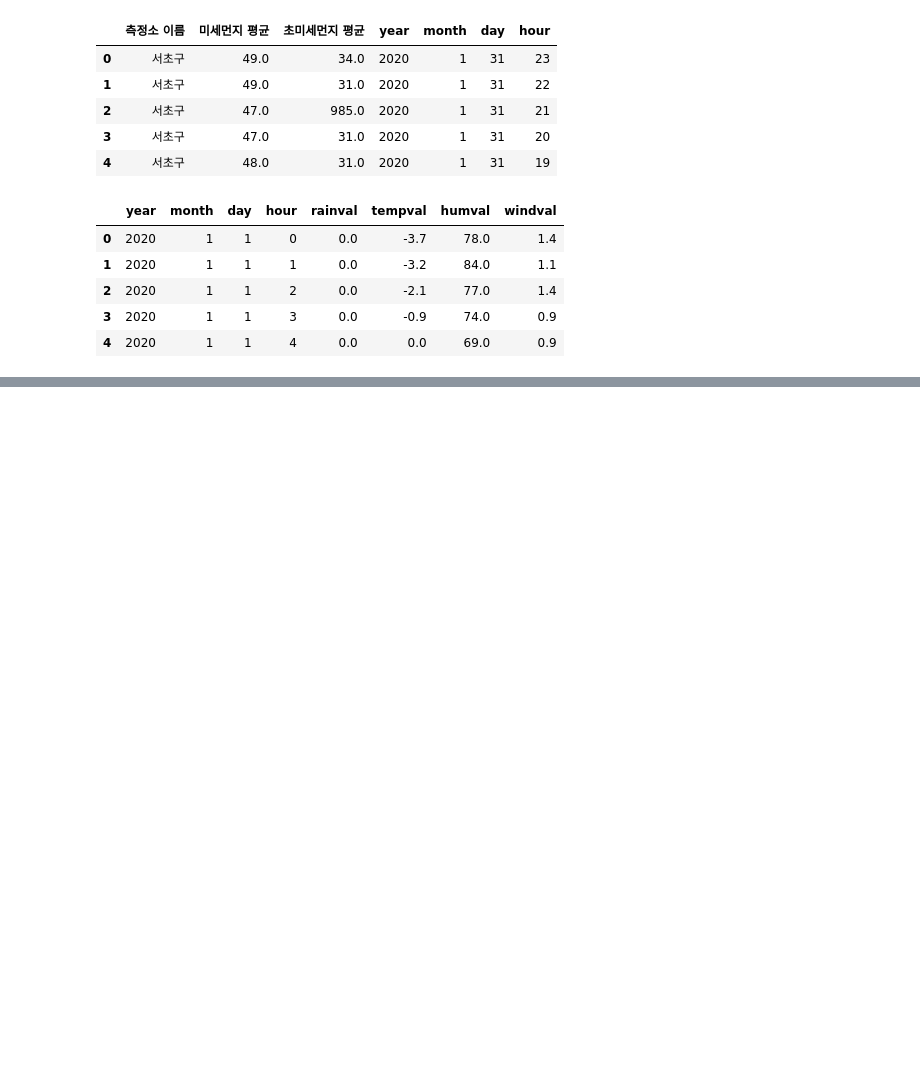
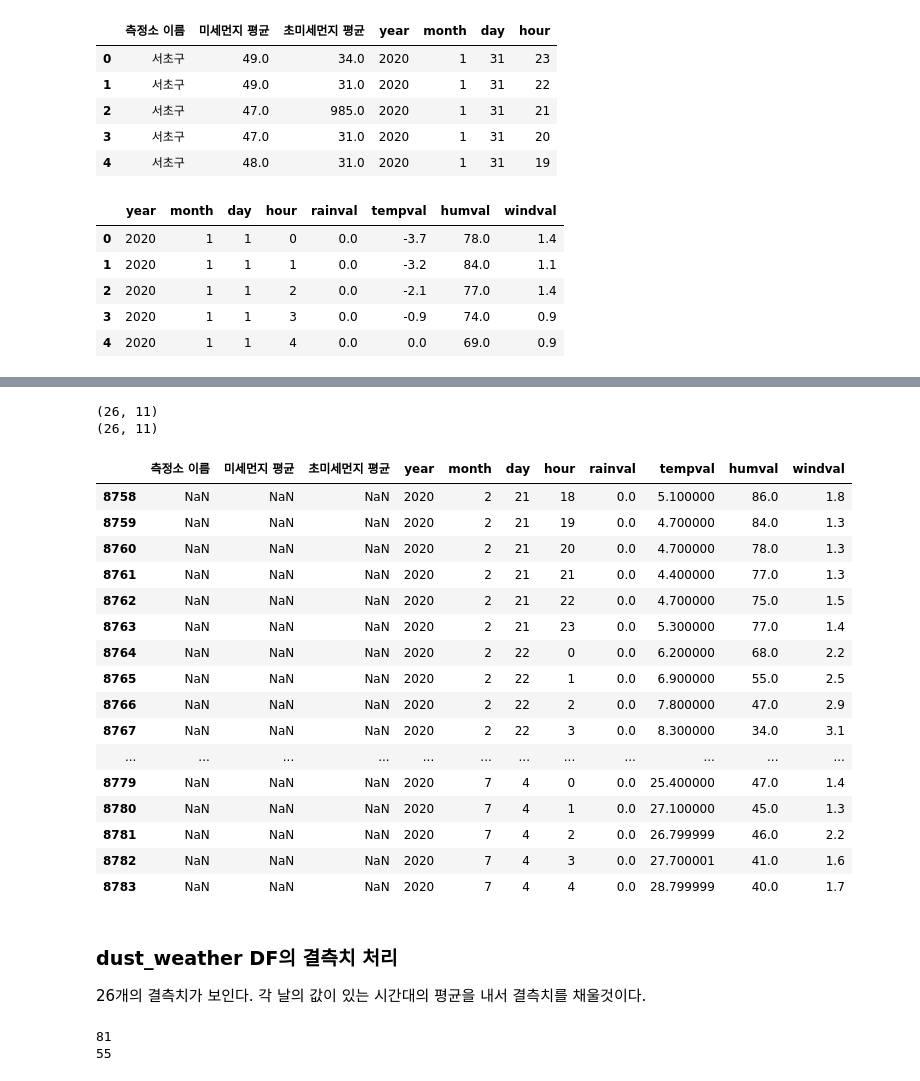
Before and after one commit to oliviachchoi/SDproject-bike-, a Jupyter notebook: 따릉이_데이터_서초구.ipynb, the cells around one changed output, grey strips where cells are left out. Cells and saved outputs as stored; diff of their text form; code cells hidden in the pictures; blank space fills up the shorter version.

```diff
--- a/따릉이_데이터_서초구.ipynb
+++ b/따릉이_데이터_서초구.ipynb
@@ -858,0 +719,2 @@ sns.boxplot(all_df[all_df.month==7]['미세먼지 평균'])
+# %%
+dust_weather= pd.merge(dust_final, weather, how='outer', on=['year','month','day','hour'])
@@ -858,0 +746,32 @@ sns.boxplot(all_df[all_df.month==7]['미세먼지 평균'])
+# %%
+print(dust_weather[dust_weather['미세먼지 평균'].isna()].shape)
+print(dust_weather[dust_weather['초미세먼지 평균'].isna()].shape)
+#26 rows of missing val
+# %% [output]
+(26, 11)
+(26, 11)
+# %%
+dust_weather[dust_weather['미세먼지 평균'].isna()]
+# %% [output]
+|  | 측정소 이름 | 미세먼지 평균 | 초미세먼지 평균 | year | month | day | hour | rainval | tempval | humval | windval |
+| 8758 | NaN | NaN | NaN | 2020 | 2 | 21 | 18 | 0.0 | 5.100000 | 86.0 | 1.8 |
+| 8759 | NaN | NaN | NaN | 2020 | 2 | 21 | 19 | 0.0 | 4.700000 | 84.0 | 1.3 |
+| 8760 | NaN | NaN | NaN | 2020 | 2 | 21 | 20 | 0.0 | 4.700000 | 78.0 | 1.3 |
+| 8761 | NaN | NaN | NaN | 2020 | 2 | 21 | 21 | 0.0 | 4.400000 | 77.0 | 1.3 |
+| 8762 | NaN | NaN | NaN | 2020 | 2 | 21 | 22 | 0.0 | 4.700000 | 75.0 | 1.5 |
+| 8763 | NaN | NaN | NaN | 2020 | 2 | 21 | 23 | 0.0 | 5.300000 | 77.0 | 1.4 |
+| 8764 | NaN | NaN | NaN | 2020 | 2 | 22 | 0 | 0.0 | 6.200000 | 68.0 | 2.2 |
+| 8765 | NaN | NaN | NaN | 2020 | 2 | 22 | 1 | 0.0 | 6.900000 | 55.0 | 2.5 |
+| 8766 | NaN | NaN | NaN | 2020 | 2 | 22 | 2 | 0.0 | 7.800000 | 47.0 | 2.9 |
+| 8767 | NaN | NaN | NaN | 2020 | 2 | 22 | 3 | 0.0 | 8.300000 | 34.0 | 3.1 |
+| ... | ... | ... | ... | ... | ... | ... | ... | ... | ... | ... | ... |
+| 8779 | NaN | NaN | NaN | 2020 | 7 | 4 | 0 | 0.0 | 25.400000 | 47.0 | 1.4 |
+| 8780 | NaN | NaN | NaN | 2020 | 7 | 4 | 1 | 0.0 | 27.100000 | 45.0 | 1.3 |
+| 8781 | NaN | NaN | NaN | 2020 | 7 | 4 | 2 | 0.0 | 26.799999 | 46.0 | 2.2 |
+| 8782 | NaN | NaN | NaN | 2020 | 7 | 4 | 3 | 0.0 | 27.700001 | 41.0 | 1.6 |
+| 8783 | NaN | NaN | NaN | 2020 | 7 | 4 | 4 | 0.0 | 28.799999 | 40.0 | 1.7 |
+# %% [markdown]
+### dust_weather DF의 결측치 처리
+
+26개의 결측치가 보인다. 각 날의 값이 있는 시간대의 평균을 내서
+결측치를 채울것이다.
@@ -858,0 +781,7 @@ sns.boxplot(all_df[all_df.month==7]['미세먼지 평균'])
+# %%
+#2월 21데이터의 na값이 아닌 것들의 미세먼지/ 초미세먼지 평균을 볼 것
+print(round(dust_weather[(dust_weather.month==2)&(dust_weather.day==21)&(dust_weather['미세먼지 평균'].notna())]['미세먼지 평균'].mean()))
+print(round(dust_weather[(dust_weather.month==2)&(dust_weather.day==21)&(dust_weather['미세먼지 평균'].notna())]['초미세먼지 평균'].mean()))
+# %% [output]
+81
+55
```
Also changed, not shown: parts of 47 cells of this notebook.
